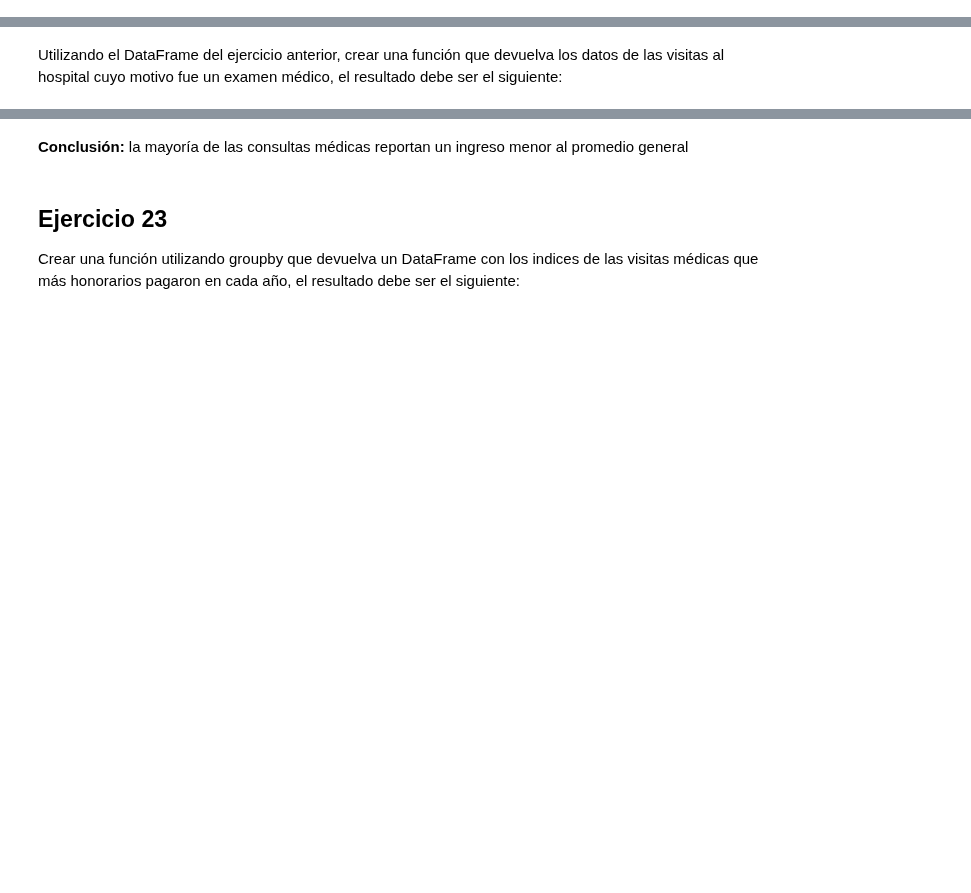
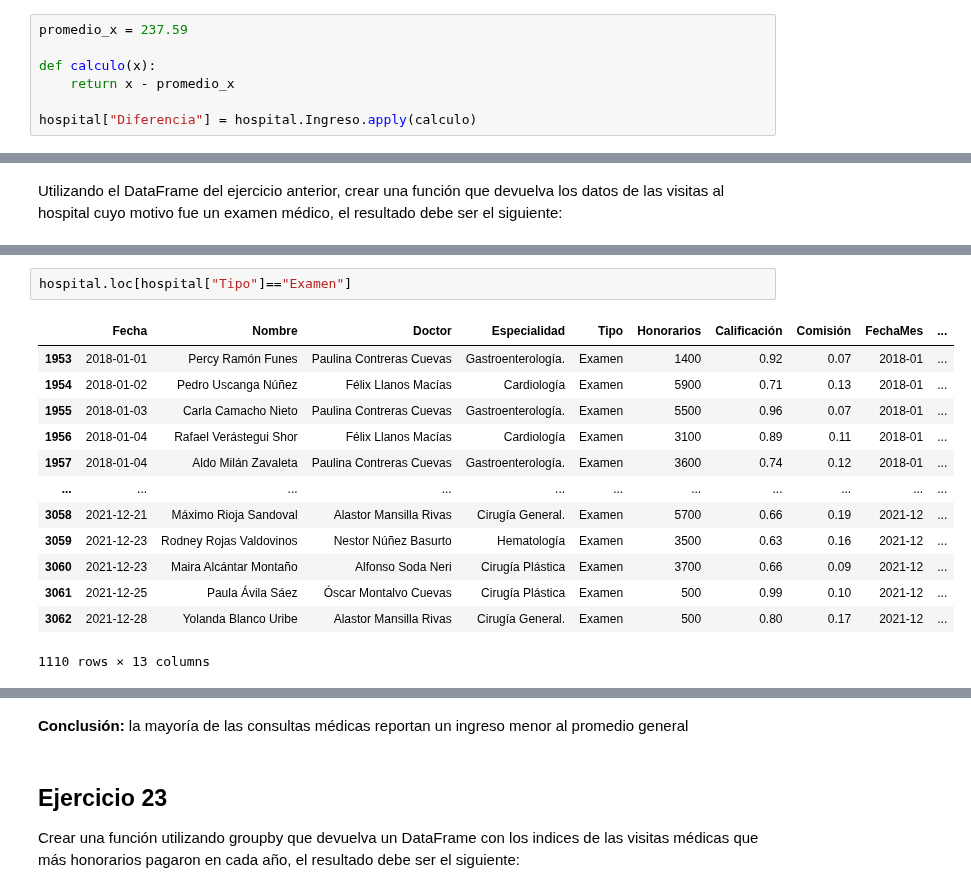
Before and after one commit to alcazarpedro/project_numpy_pandas, a Jupyter notebook: pandas_dtascience/6_Proyecto final/Proyecto Final 24 Ejercicios.ipynb, the cells around one changed output, grey strips where cells are left out. Drawn from its saved outputs; the diff is of its cells as text; blank space fills up the shorter version.

```diff
--- a/pandas_dtascience/6_Proyecto final/Proyecto Final 24 Ejercicios.ipynb
+++ b/pandas_dtascience/6_Proyecto final/Proyecto Final 24 Ejercicios.ipynb
@@ -695,3 +768,10 @@ Utilizando el DataFrame anterior crear una función que devuelva el ingreso prom
 Crear una función que devuelva un DataFrame con la diferencia de los ingresos de cada visita con el promedio general, por ejemplo, si se tuvo 200 pesos de ingresos en una consulta, pero el promedio es 150, la diferencia será 50, el resultado debe ser el siguiente:
 # %% [markdown]
 ![Resuelto](./Img_24_Ejercicios/Act21Img2.png)
+# %%
+promedio_x = 237.59
+
+def calculo(x):
+    return x - promedio_x
+
+hospital["Diferencia"] = hospital.Ingreso.apply(calculo)
@@ -712,6 +826,22 @@ Utilizando el DataFrame del ejercicio anterior, crear una función que devuelva
 Utilizando el DataFrame del ejercicio anterior, crear una función que devuelva los datos de las visitas al hospital cuyo motivo fue un examen médico, el resultado debe ser el siguiente:
 # %% [markdown]
 ![Resuelto](./Img_24_Ejercicios/Act22Img2.png)
+# %%
+hospital.loc[hospital["Tipo"]=="Examen"]
+# %% [output]
+|  | Fecha | Nombre | Doctor | Especialidad | Tipo | Honorarios | Calificación | Comisión | FechaMes | ... |
+| 1953 | 2018-01-01 | Percy Ramón Funes | Paulina Contreras Cuevas | Gastroenterología. | Examen | 1400 | 0.92 | 0.07 | 2018-01 | ... |
+| 1954 | 2018-01-02 | Pedro Uscanga Núñez | Félix Llanos Macías | Cardiología | Examen | 5900 | 0.71 | 0.13 | 2018-01 | ... |
+| 1955 | 2018-01-03 | Carla Camacho Nieto | Paulina Contreras Cuevas | Gastroenterología. | Examen | 5500 | 0.96 | 0.07 | 2018-01 | ... |
+| 1956 | 2018-01-04 | Rafael Verástegui Shor | Félix Llanos Macías | Cardiología | Examen | 3100 | 0.89 | 0.11 | 2018-01 | ... |
+| 1957 | 2018-01-04 | Aldo Milán Zavaleta | Paulina Contreras Cuevas | Gastroenterología. | Examen | 3600 | 0.74 | 0.12 | 2018-01 | ... |
+| ... | ... | ... | ... | ... | ... | ... | ... | ... | ... | ... |
+| 3058 | 2021-12-21 | Máximo Rioja Sandoval | Alastor Mansilla Rivas | Cirugía General. | Examen | 5700 | 0.66 | 0.19 | 2021-12 | ... |
+| 3059 | 2021-12-23 | Rodney Rojas Valdovinos | Nestor Núñez Basurto | Hematología | Examen | 3500 | 0.63 | 0.16 | 2021-12 | ... |
+| 3060 | 2021-12-23 | Maira Alcántar Montaño | Alfonso Soda Neri | Cirugía Plástica | Examen | 3700 | 0.66 | 0.09 | 2021-12 | ... |
+| 3061 | 2021-12-25 | Paula Ávila Sáez | Óscar Montalvo Cuevas | Cirugía Plástica | Examen | 500 | 0.99 | 0.10 | 2021-12 | ... |
+| 3062 | 2021-12-28 | Yolanda Blanco Uribe | Alastor Mansilla Rivas | Cirugía General. | Examen | 500 | 0.80 | 0.17 | 2021-12 | ... |
+1110 rows × 13 columns
 # %% [markdown]
 ![Resuelto](./Img_24_Ejercicios/Act22Img5.png)
 # %% [markdown]
```
Also changed, not shown: parts of 17 cells of this notebook.
